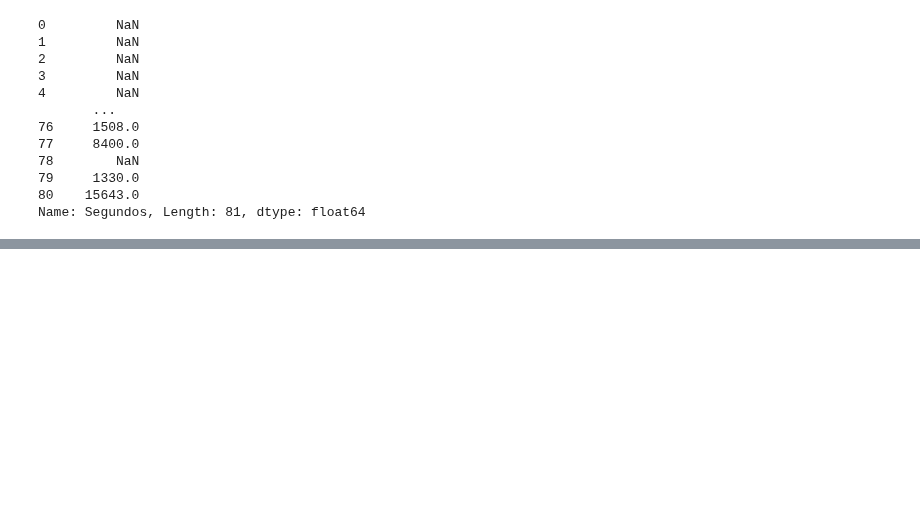
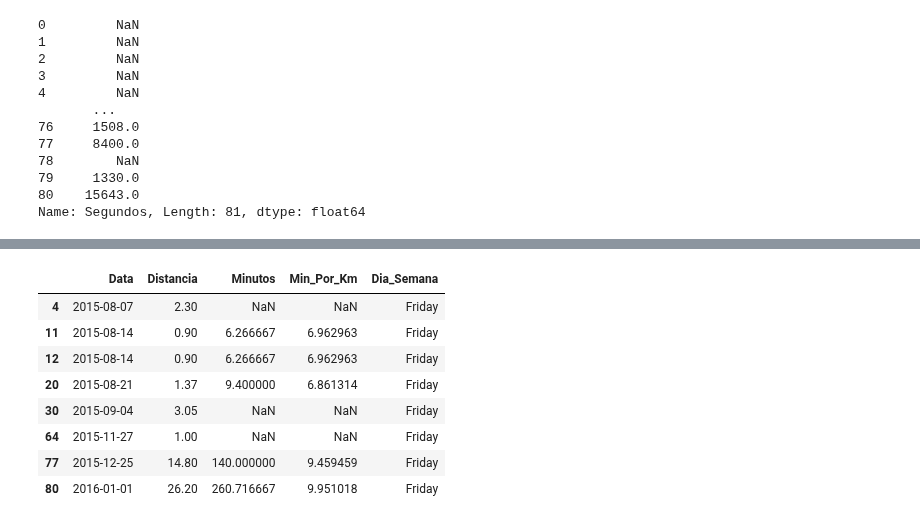
Before and after one commit to michelaap/notebooks, a Jupyter notebook: split_apply_combine.ipynb, the cells around one changed output, grey strips where cells are left out. Saved outputs shown, nothing was run; the diff lists cells and outputs as text; code cells hidden in the pictures; blank space fills up the shorter version.

```diff
--- a/split_apply_combine.ipynb
+++ b/split_apply_combine.ipynb
@@ -188,0 +326,12 @@ Name: Segundos, Length: 81, dtype: float64
+# %%
+dias.get_group('Friday')
+# %% [output]
+|  | Data | Distancia | Minutos | Min_Por_Km | Dia_Semana |
+| 4 | 2015-08-07 | 2.30 | NaN | NaN | Friday |
+| 11 | 2015-08-14 | 0.90 | 6.266667 | 6.962963 | Friday |
+| 12 | 2015-08-14 | 0.90 | 6.266667 | 6.962963 | Friday |
+| 20 | 2015-08-21 | 1.37 | 9.400000 | 6.861314 | Friday |
+| 30 | 2015-09-04 | 3.05 | NaN | NaN | Friday |
+| 64 | 2015-11-27 | 1.00 | NaN | NaN | Friday |
+| 77 | 2015-12-25 | 14.80 | 140.000000 | 9.459459 | Friday |
+| 80 | 2016-01-01 | 26.20 | 260.716667 | 9.951018 | Friday |
```
Also changed, not shown: parts of 15 cells of this notebook.
